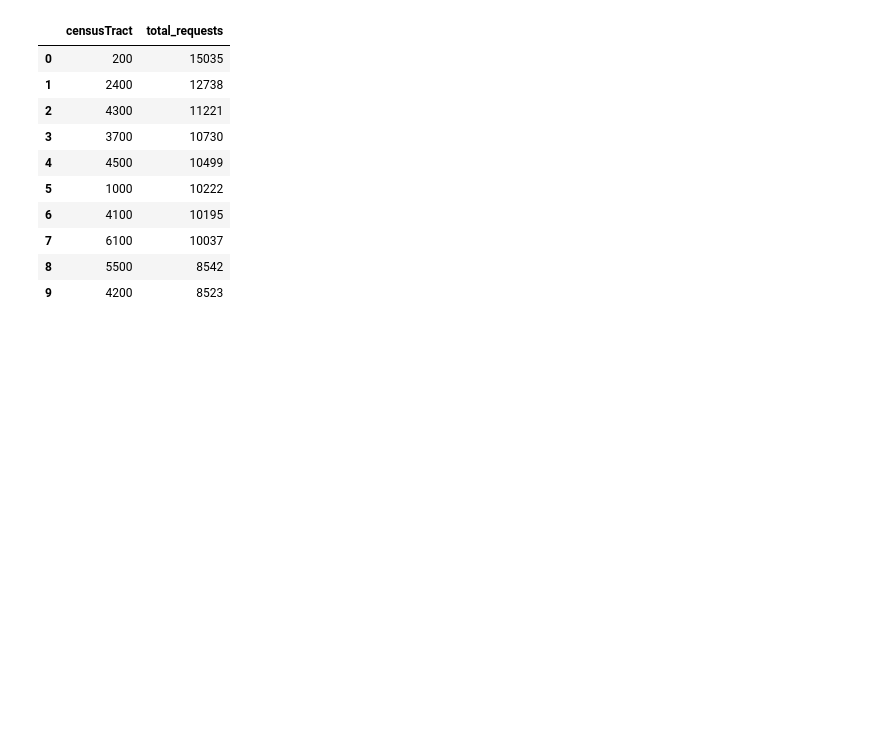
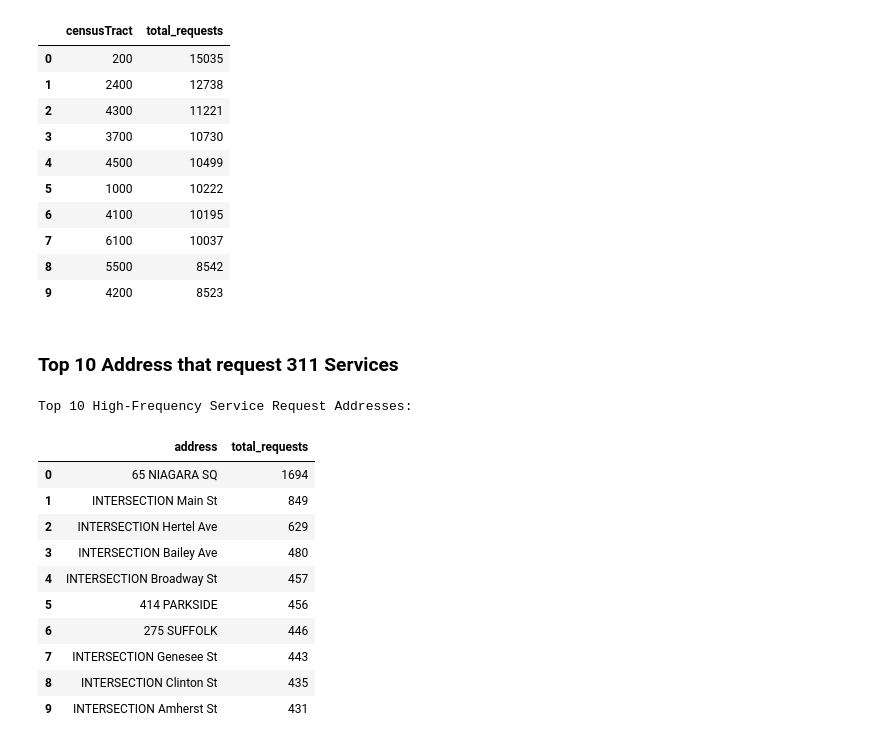
Before and after one commit to JoshuaCongHu/CTRL-Freaks, a Jupyter notebook: src/Buffalo 331 Service Exploratory Data Analytics.ipynb, the cells around one changed output. Saved outputs shown, nothing was run; the diff lists cells and outputs as text; code cells hidden in the pictures; blank space fills up the shorter version.

```diff
--- a/src/Buffalo 331 Service Exploratory Data Analytics.ipynb
+++ b/src/Buffalo 331 Service Exploratory Data Analytics.ipynb
@@ -244,3 +249,26 @@ Top 10 Census Tracts by Request Volume:
 | 7 | 6100 | 10037 |
 | 8 | 5500 | 8542 |
 | 9 | 4200 | 8523 |
+# %% [markdown]
+### Top 10 Address that request 311 Services
+# %%
+# Combine addressNumber and street for the full address string
+df['full_address'] = df['addressNumber'].astype(str).str.strip() + ' ' + df['street'].astype(str).str.strip()
+# Find the top 10 most frequent specific addresses
+top_addresses = df['full_address'].value_counts().head(10).reset_index()
+top_addresses.columns = ['address', 'total_requests']
+print("Top 10 High-Frequency Service Request Addresses:")
+display(top_addresses)
+# %% [output]
+Top 10 High-Frequency Service Request Addresses:
+|  | address | total_requests |
+| 0 | 65 NIAGARA SQ | 1694 |
+| 1 | INTERSECTION Main St | 849 |
+| 2 | INTERSECTION Hertel Ave | 629 |
+| 3 | INTERSECTION Bailey Ave | 480 |
+| 4 | INTERSECTION Broadway St | 457 |
+| 5 | 414 PARKSIDE | 456 |
+| 6 | 275 SUFFOLK | 446 |
+| 7 | INTERSECTION Genesee St | 443 |
+| 8 | INTERSECTION Clinton St | 435 |
+| 9 | INTERSECTION Amherst St | 431 |
```
Also changed, not shown: parts of 4 cells of this notebook.
